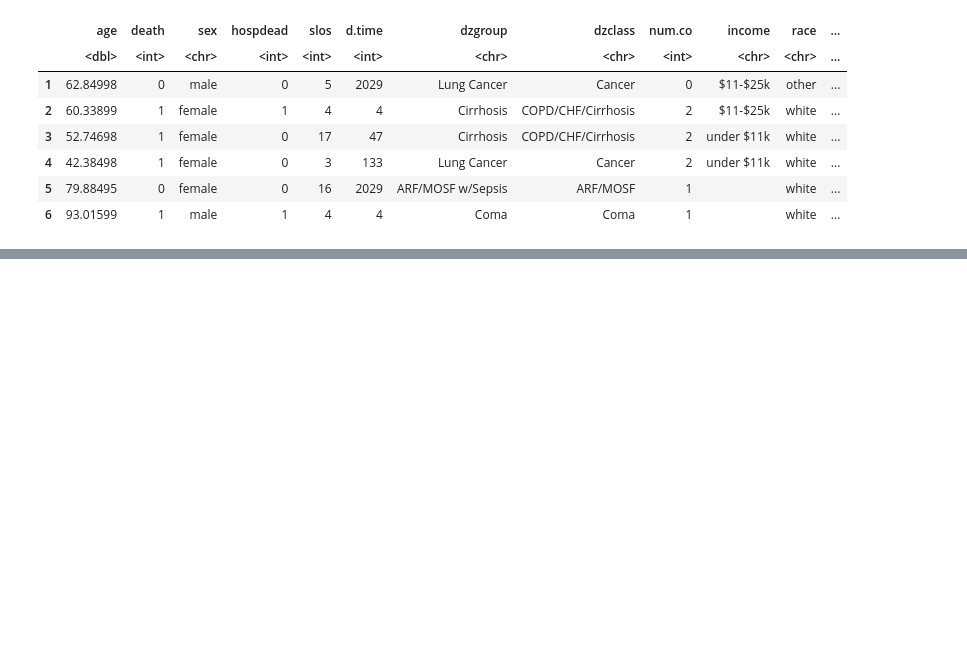
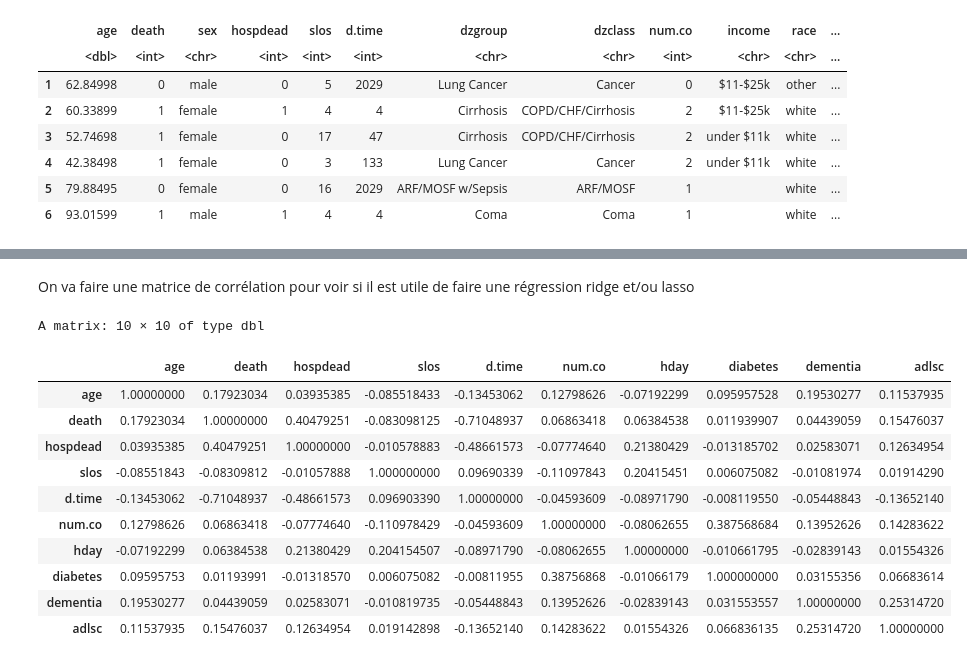
Before and after one commit to ClemouDouard/merr_project, a Jupyter notebook: src/notebook.ipynb, the cells around one changed output, grey strips where cells are left out. Drawn from its saved outputs; the diff is of its cells as text; code cells hidden in the pictures; blank space fills up the shorter version.

```diff
--- a/src/notebook.ipynb
+++ b/src/notebook.ipynb
@@ -159,0 +189,3 @@ A data.frame: 6 × 17
+# %%
+data_numeric <- data_clean[, sapply(data_clean, is.numeric)]
+head(data_numeric)
@@ -159,0 +223,18 @@ A data.frame: 6 × 17
+# %% [markdown]
+On va faire une matrice de corrélation pour voir si il est utile de faire une régression ridge et/ou lasso
+# %%
+correlation_matrix <- cor(data_numeric)
+correlation_matrix
+# %% [output]
+A matrix: 10 × 10 of type dbl
+|  | age | death | hospdead | slos | d.time | num.co | hday | diabetes | dementia | adlsc |
+| age | 1.00000000 | 0.17923034 | 0.03935385 | -0.085518433 | -0.13453062 | 0.12798626 | -0.07192299 | 0.095957528 | 0.19530277 | 0.11537935 |
+| death | 0.17923034 | 1.00000000 | 0.40479251 | -0.083098125 | -0.71048937 | 0.06863418 | 0.06384538 | 0.011939907 | 0.04439059 | 0.15476037 |
+| hospdead | 0.03935385 | 0.40479251 | 1.00000000 | -0.010578883 | -0.48661573 | -0.07774640 | 0.21380429 | -0.013185702 | 0.02583071 | 0.12634954 |
+| slos | -0.08551843 | -0.08309812 | -0.01057888 | 1.000000000 | 0.09690339 | -0.11097843 | 0.20415451 | 0.006075082 | -0.01081974 | 0.01914290 |
+| d.time | -0.13453062 | -0.71048937 | -0.48661573 | 0.096903390 | 1.00000000 | -0.04593609 | -0.08971790 | -0.008119550 | -0.05448843 | -0.13652140 |
+| num.co | 0.12798626 | 0.06863418 | -0.07774640 | -0.110978429 | -0.04593609 | 1.00000000 | -0.08062655 | 0.387568684 | 0.13952626 | 0.14283622 |
+| hday | -0.07192299 | 0.06384538 | 0.21380429 | 0.204154507 | -0.08971790 | -0.08062655 | 1.00000000 | -0.010661795 | -0.02839143 | 0.01554326 |
+| diabetes | 0.09595753 | 0.01193991 | -0.01318570 | 0.006075082 | -0.00811955 | 0.38756868 | -0.01066179 | 1.000000000 | 0.03155356 | 0.06683614 |
+| dementia | 0.19530277 | 0.04439059 | 0.02583071 | -0.010819735 | -0.05448843 | 0.13952626 | -0.02839143 | 0.031553557 | 1.00000000 | 0.25314720 |
+| adlsc | 0.11537935 | 0.15476037 | 0.12634954 | 0.019142898 | -0.13652140 | 0.14283622 | 0.01554326 | 0.066836135 | 0.25314720 | 1.00000000 |
```
Also changed, not shown: parts of 12 cells of this notebook.
